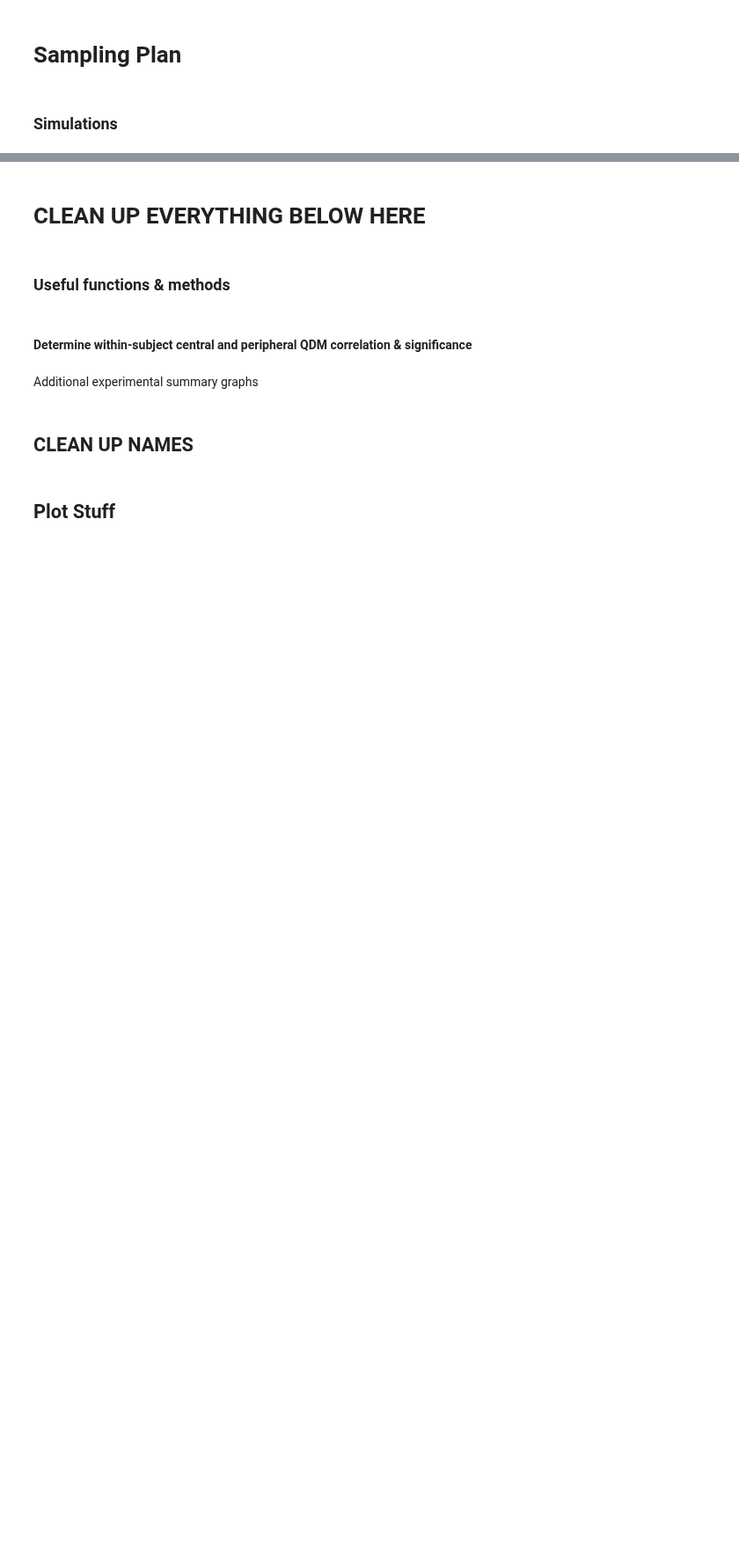
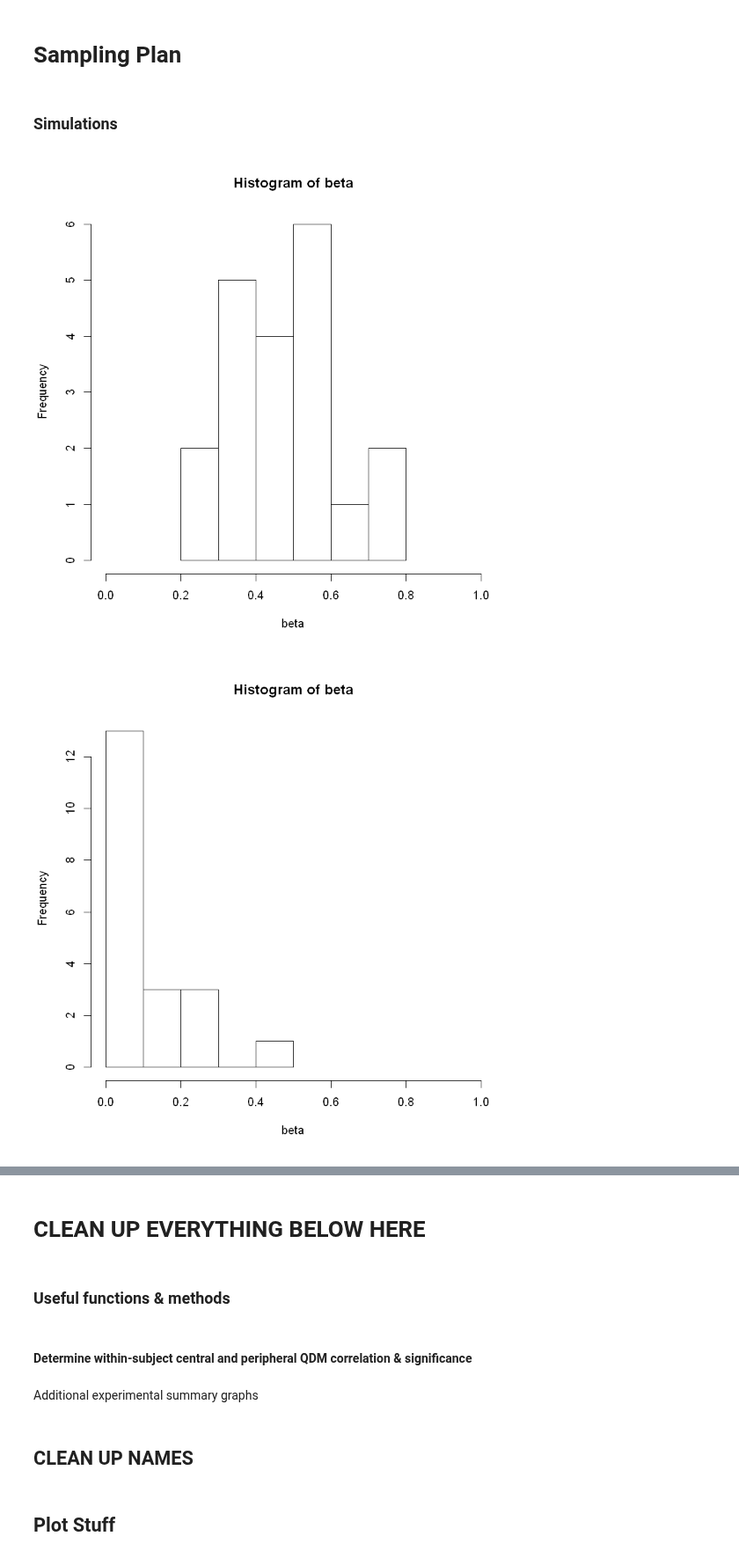
Before and after one commit to ArielZJ/Precision-Phenomenology-Data-Analysis, a Jupyter notebook: Fovea vs. Periphery Color Similarity Pilot Analysis - 2stim Analysis.ipynb, the cells around one changed output, grey strips where cells are left out. Shown at 88% size. Saved outputs shown, nothing was run; the diff lists cells and outputs as text; code cells hidden in the pictures; blank space fills up the shorter version.

```diff
--- a/Fovea vs. Periphery Color Similarity Pilot Analysis - 2stim Analysis.ipynb
+++ b/Fovea vs. Periphery Color Similarity Pilot Analysis - 2stim Analysis.ipynb
@@ -2253,20 +2253,23 @@ gen_beta <- function(mu,phi,samples=1000,plot=FALSE){
 }
 # %%
 # Generate distributions for each potential group
-fix0.05 <- gen_beta(0.5,10)
-fix1 <- gen_beta(0.1,10)
+fix0.05 <- gen_beta(0.5,10,plot=TRUE)
+fix1 <- gen_beta(0.1,10,plot=TRUE)
 mag0.05 <- gen_beta(0.1,10)
 mag1 <- gen_beta(0.1,10)
 
 # format the vectors
 format.group <- function(value,name,stimsize,mag){
     df <- as.data.frame(value)
     df$name <- name
     df$StimSize <- stimsize
     df$Magnification <- mag
 
     return(df)
 }
+# %% [output]
+[figure, added]
+[figure, added]
 # %%
 # put the samples in a dataframe
 sim.df <- function(fix0.05,fix1,mag0.05,mag1){
```
Also changed, not shown: parts of 9 cells of this notebook.
